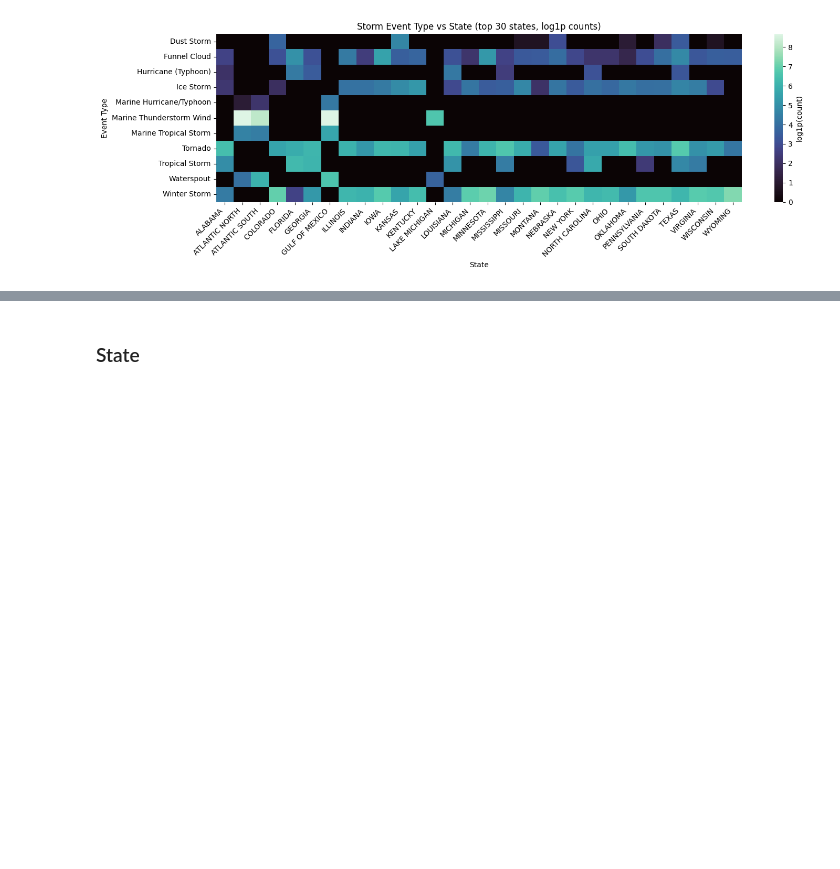
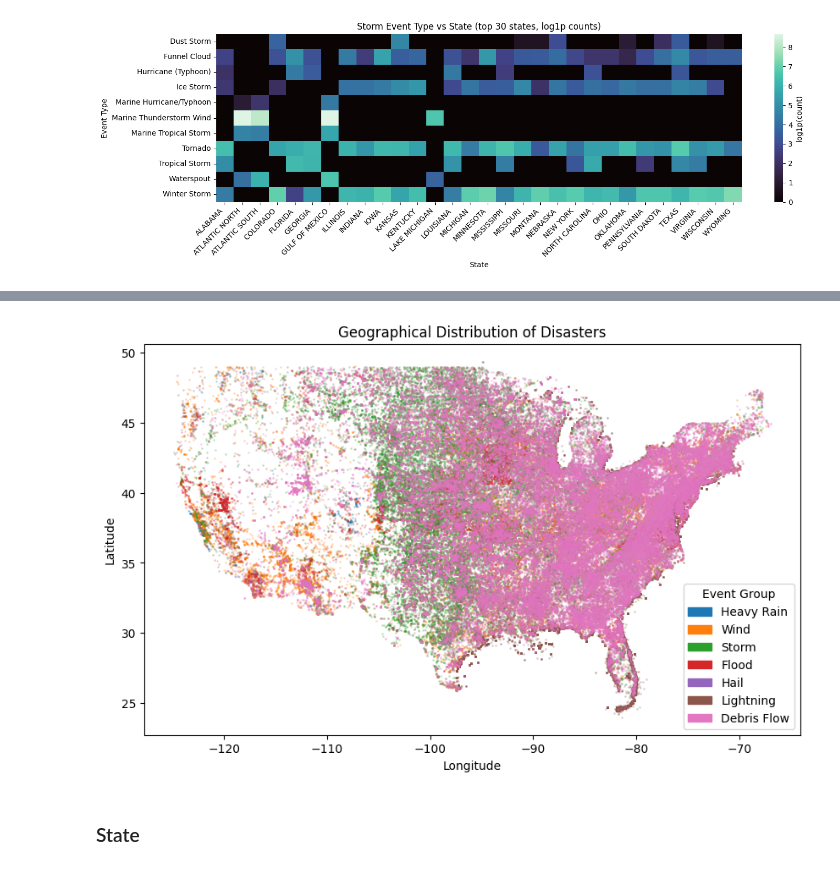
Before and after one commit to mattialodi0/progA3I, a Jupyter notebook: dataset_exploration/disasters_expolarion.ipynb, the cells around one changed output, grey strips where cells are left out. Cells and saved outputs as stored; diff of their text form; code cells hidden in the pictures; blank space fills up the shorter version.

```diff
--- a/dataset_exploration/disasters_expolarion.ipynb
+++ b/dataset_exploration/disasters_expolarion.ipynb
@@ -413,3 +425,24 @@ plt.show()
+# %%
+df_ll = df[['BEGIN_LAT', 'BEGIN_LON', 'EVENT_GROUP']].dropna()
+df_ll = df_ll[(df_ll['BEGIN_LAT'].between(20, 50)) & (df_ll['BEGIN_LON'].between(-130, 50))]
+# %%
+# plot all the lat/long points of the events as a scatter plot, removing non US locations
+plt.figure(figsize=(10,6))
+colors = plt.cm.tab10.colors  # or use another colormap for more groups
+event_groups = list(df_ll['EVENT_GROUP'].unique())
+for i, (event_group, group_data) in enumerate(df_ll.groupby('EVENT_GROUP')):
+    plt.scatter(group_data['BEGIN_LON'], group_data['BEGIN_LAT'],
+                label=event_group, alpha=0.2, s=1, color=colors[i % len(colors)])
+# Create custom legend handles with solid colors
+import matplotlib.patches as mpatches
+handles = [mpatches.Patch(color=colors[i % len(colors)], label=eg) for i, eg in enumerate(event_groups)]
+plt.xlabel('Longitude')
+plt.ylabel('Latitude')
+plt.title('Geographical Distribution of Disasters')
+plt.legend(handles=handles, title='Event Group')
+plt.show()
+# %% [output]
+[figure, added]
 # %% [markdown]
 ### State
 # %%
```
Also changed, not shown: parts of 10 cells of this notebook, 22 other files.
